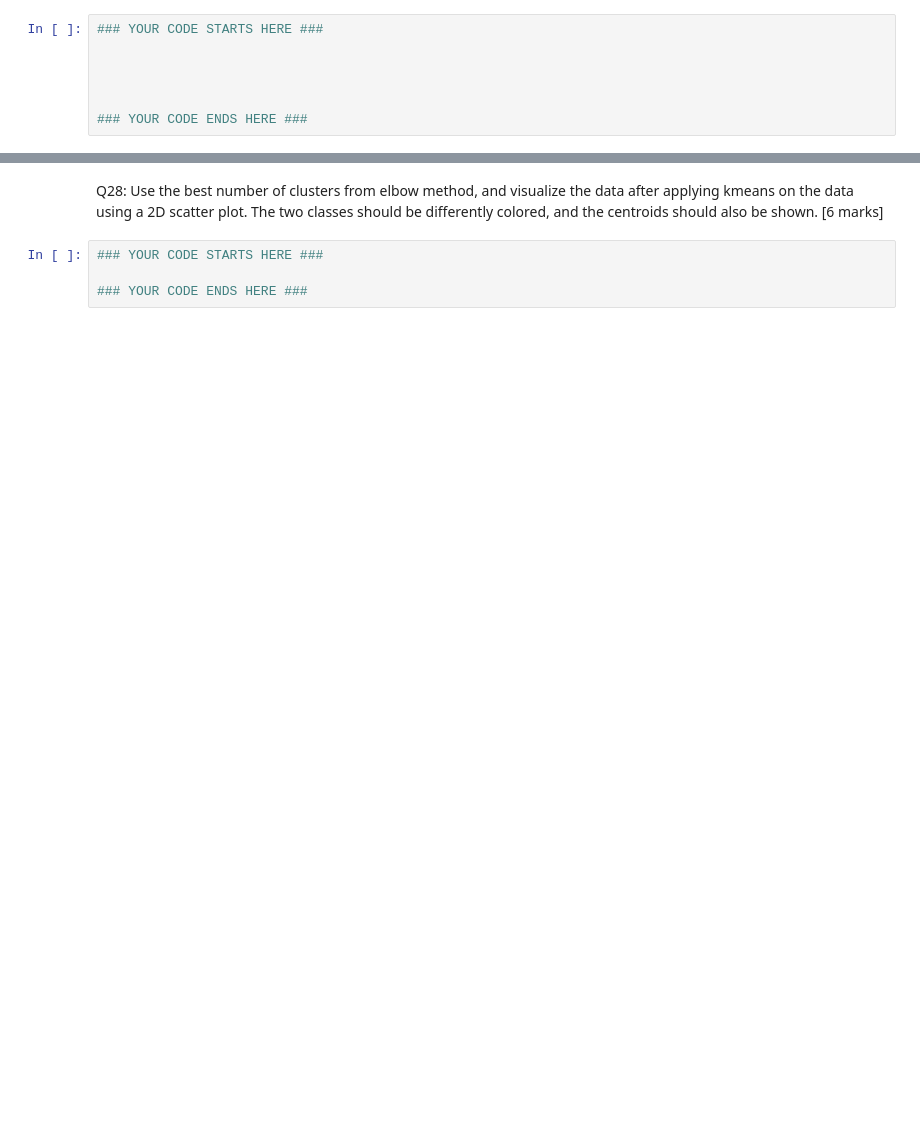
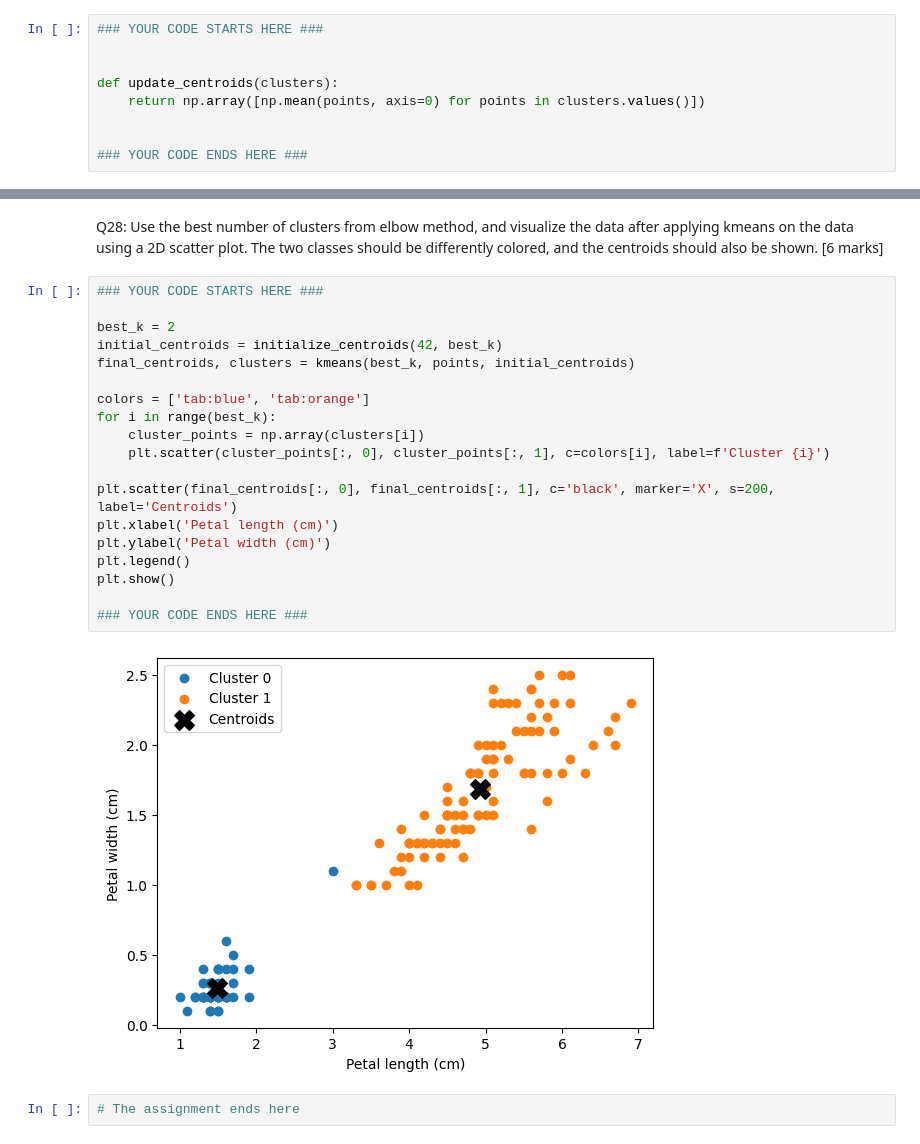
Before and after one commit to subhashiitb/IITKGP-ML, a Jupyter notebook: Assignment/Module1/Module -1 ML Assignment-Starter-Notebook.ipynb, the cells around one changed output, grey strips where cells are left out. Saved outputs shown, nothing was run; the diff lists cells and outputs as text; blank space fills up the shorter version.

```diff
--- a/Assignment/Module1/Module -1 ML Assignment-Starter-Notebook.ipynb
+++ b/Assignment/Module1/Module -1 ML Assignment-Starter-Notebook.ipynb
@@ -870,6 +853,8 @@ Q23: Write a method that takes a dictionary mapping cluster IDs to lists of 2D d
 ### YOUR CODE STARTS HERE ###
 
 
+def update_centroids(clusters):
+    return np.array([np.mean(points, axis=0) for points in clusters.values()])
 
 
 ### YOUR CODE ENDS HERE ###
@@ -902,6 +929,25 @@ Q27: Write a Python script that iterates over cluster counts from 1 to 4, execut
 # %% [markdown]
 Q28: Use the best number of clusters from elbow method, and visualize the data after applying kmeans on the data using a 2D scatter plot. The two classes should be differently colored, and the centroids should also be shown. [6 marks]
-# %%
-### YOUR CODE STARTS HERE ###
-
-### YOUR CODE ENDS HERE ###
+# %%
+### YOUR CODE STARTS HERE ###
+
+best_k = 2
+initial_centroids = initialize_centroids(42, best_k)
+final_centroids, clusters = kmeans(best_k, points, initial_centroids)
+
+colors = ['tab:blue', 'tab:orange']
+for i in range(best_k):
+    cluster_points = np.array(clusters[i])
+    plt.scatter(cluster_points[:, 0], cluster_points[:, 1], c=colors[i], label=f'Cluster {i}')
+
+plt.scatter(final_centroids[:, 0], final_centroids[:, 1], c='black', marker='X', s=200, label='Centroids')
+plt.xlabel('Petal length (cm)')
+plt.ylabel('Petal width (cm)')
+plt.legend()
+plt.show()
+
+### YOUR CODE ENDS HERE ###
+# %% [output]
+[figure, added]
+# %%
+# The assignment ends here
```
Also changed, not shown: parts of 10 cells of this notebook.
